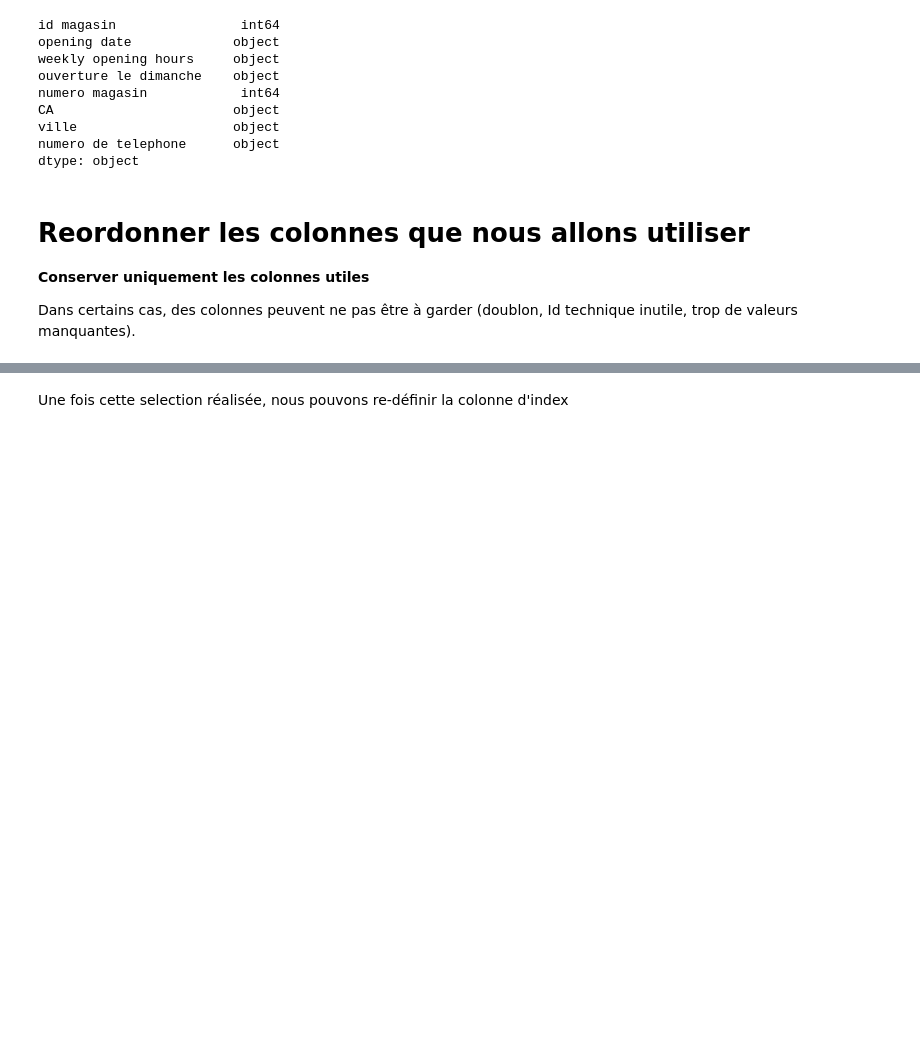
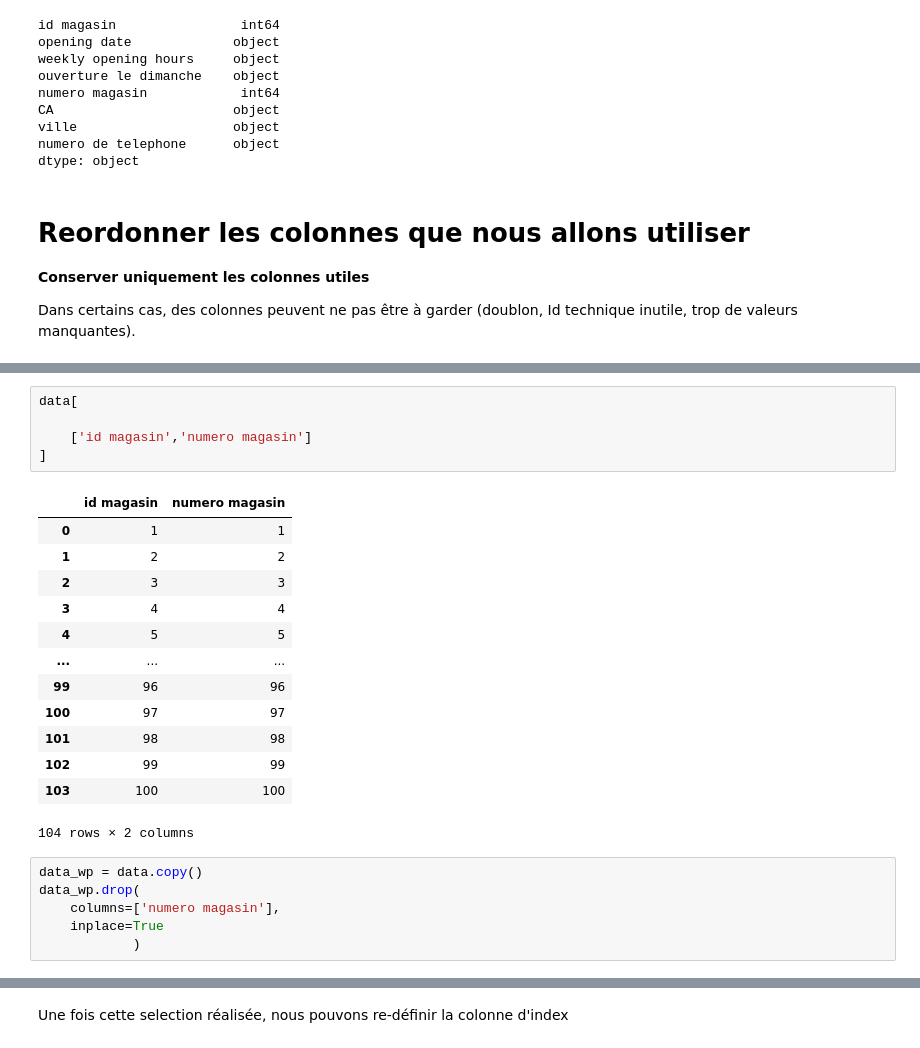
Before and after one commit to nevillemakoyi/Pandas_basic, a Jupyter notebook: notebooks/3 - data cleaning avec pandas - cours - élève.ipynb, the cells around one changed output, grey strips where cells are left out. Drawn from its saved outputs; the diff is of its cells as text; blank space fills up the shorter version.

```diff
--- a/notebooks/3 - data cleaning avec pandas - cours - élève.ipynb
+++ b/notebooks/3 - data cleaning avec pandas - cours - élève.ipynb
@@ -183 +199,26 @@ Dans certains cas, des colonnes peuvent ne pas être à garder (doublon, Id tech
+# %%
+data[
+
+    ['id magasin','numero magasin']
+]
+# %% [output]
+|  | id magasin | numero magasin |
+| 0 | 1 | 1 |
+| 1 | 2 | 2 |
+| 2 | 3 | 3 |
+| 3 | 4 | 4 |
+| 4 | 5 | 5 |
+| ... | ... | ... |
+| 99 | 96 | 96 |
+| 100 | 97 | 97 |
+| 101 | 98 | 98 |
+| 102 | 99 | 99 |
+| 103 | 100 | 100 |
+104 rows × 2 columns
+# %%
+data_wp = data.copy()
+data_wp.drop(
+    columns=['numero magasin'],
+    inplace=True
+            )
 # %%
```
Also changed, not shown: parts of 4 cells of this notebook.
